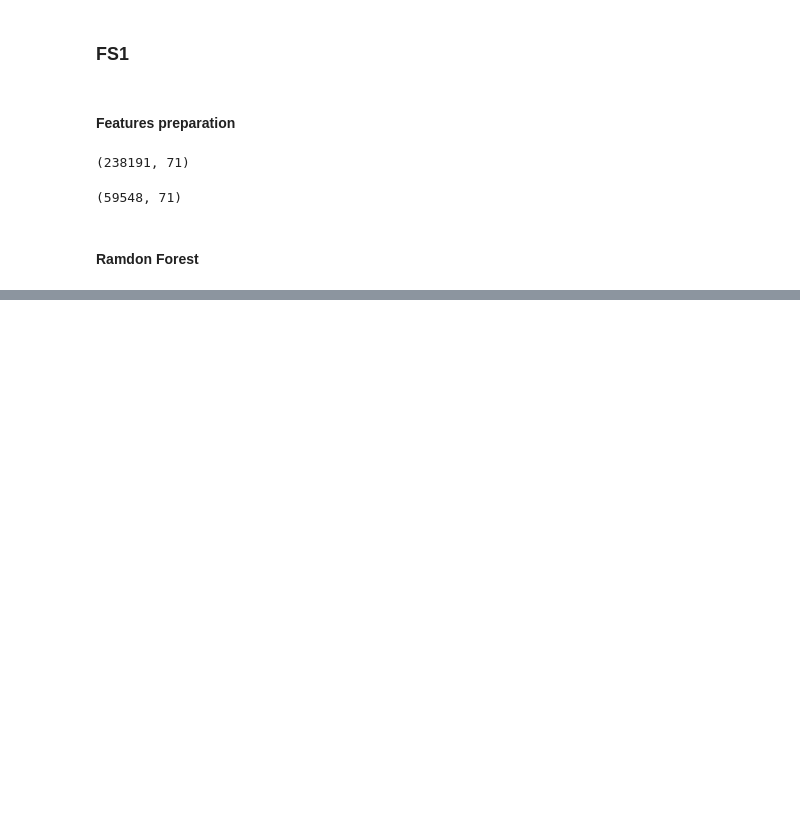
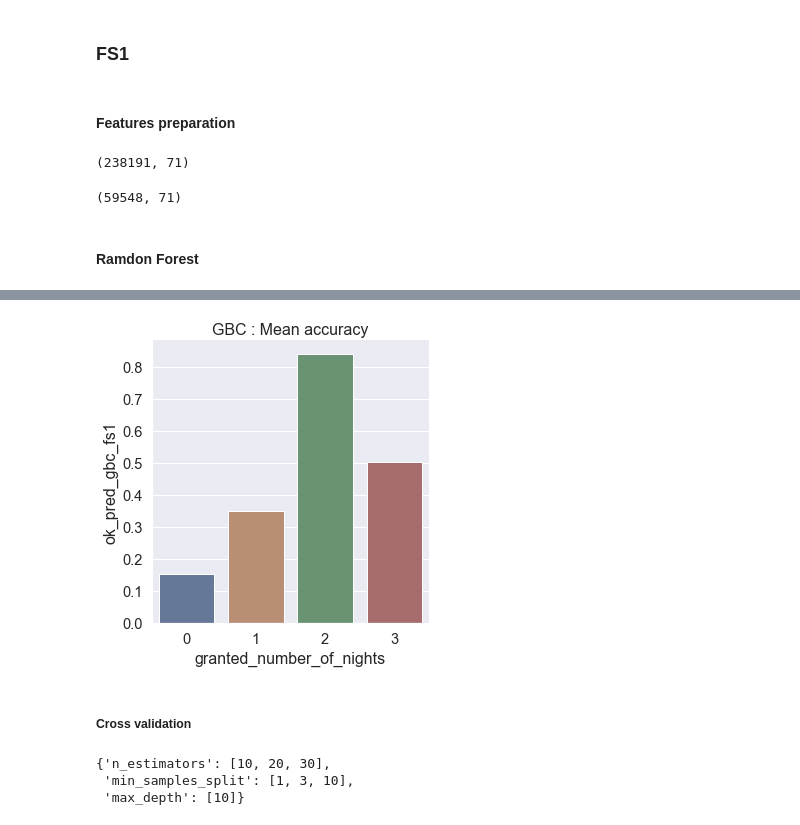
Before and after one commit to jeugregg/data-science-test, a Jupyter notebook: 02_Features_and_Model.ipynb, the cells around one changed output, grey strips where cells are left out. Drawn from its saved outputs; the diff is of its cells as text; code cells hidden in the pictures; blank space fills up the shorter version.

```diff
--- a/02_Features_and_Model.ipynb
+++ b/02_Features_and_Model.ipynb
@@ -1007,0 +1359,9 @@ log_loss(["spam", "ham", "ham", "spam"],
+# %%
+gbc_fs1 = GradientBoostingClassifier(random_state=0, n_estimators=20,
+                                    max_depth=10) # 0.814 t=144s <-OK
+# fitting
+t_0 = time.time()
+gbc_fs1.fit(X_train_n, y_train, sample_weight=10**y_train)
+t_1 = time.time()
+print(gbc_fs1)
+print("timing total: {} s".format(t_1-t_0))
@@ -1007,0 +1393,4 @@ log_loss(["spam", "ham", "ham", "spam"],
+# %%
+y_test_pred = gbc_fs1.predict(X_test_n)
+print("Mean accuracy: ")
+accuracy_score(y_test, y_test_pred)
@@ -1007,0 +1400,12 @@ log_loss(["spam", "ham", "ham", "spam"],
+# %%
+# add prediction into database
+df_test["y_test_pred_gbc_fs1"] = y_test_pred
+
+df_test["ok_pred_gbc_fs1"] = df_test["y_test_pred_gbc_fs1"] \
+    == df_test["granted_number_of_nights"]
+
+# pivot table to calculate mean accuracy by classes
+pt_count_gbc_fs1 = pd.pivot_table(df_test,
+                              values=['ok_pred_gbc_fs1'],
+               index=['granted_number_of_nights'], aggfunc=["count", np.mean])
+pt_count_gbc_fs1
@@ -1007,0 +1420,11 @@ log_loss(["spam", "ham", "ham", "spam"],
+# %%
+g = sns.catplot(x="granted_number_of_nights", y="ok_pred_gbc_fs1",
+                data=df_test, saturation=.5,
+                kind="bar", ci=None)
+fig = plt.gcf()
+ax = plt.gca()
+ax.set_title("GBC : Mean accuracy");
+# %% [output]
+[figure, added]
+# %% [markdown]
+##### Cross validation
@@ -1007,0 +1433,16 @@ log_loss(["spam", "ham", "ham", "spam"],
+# %%
+n_estimators_range = [10, 20, 30]
+max_depth_range = [10]
+min_samples_split_range = [1, 3, 10]
+score = make_scorer(competition_scorer, greater_is_better=False,
+                   needs_proba=True)
+
+# parameter grid
+param_grid = {'n_estimators': n_estimators_range,
+              'min_samples_split': min_samples_split_range,
+              'max_depth': max_depth_range}
+param_grid
+# %% [output]
+{'n_estimators': [10, 20, 30],
+ 'min_samples_split': [1, 3, 10],
+ 'max_depth': [10]}
```
Also changed, not shown: parts of 78 cells of this notebook, 2 other files.
